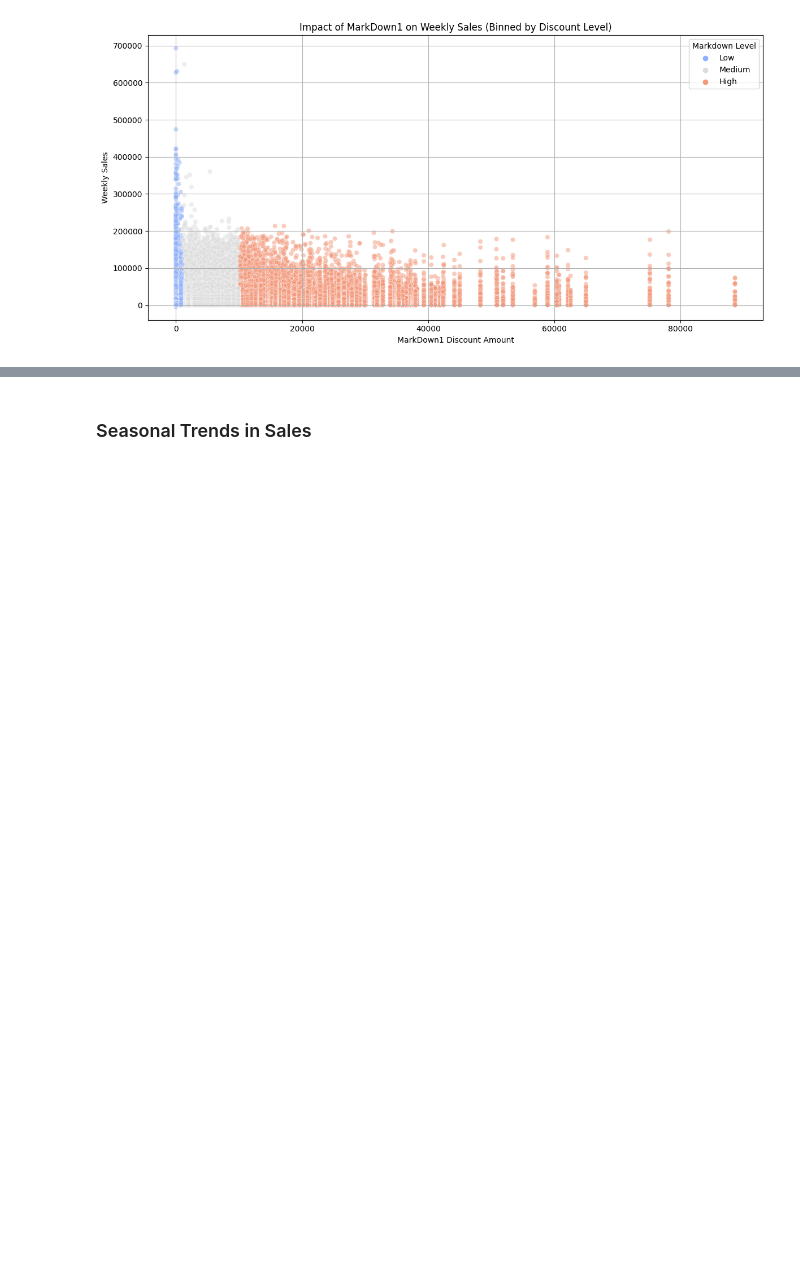
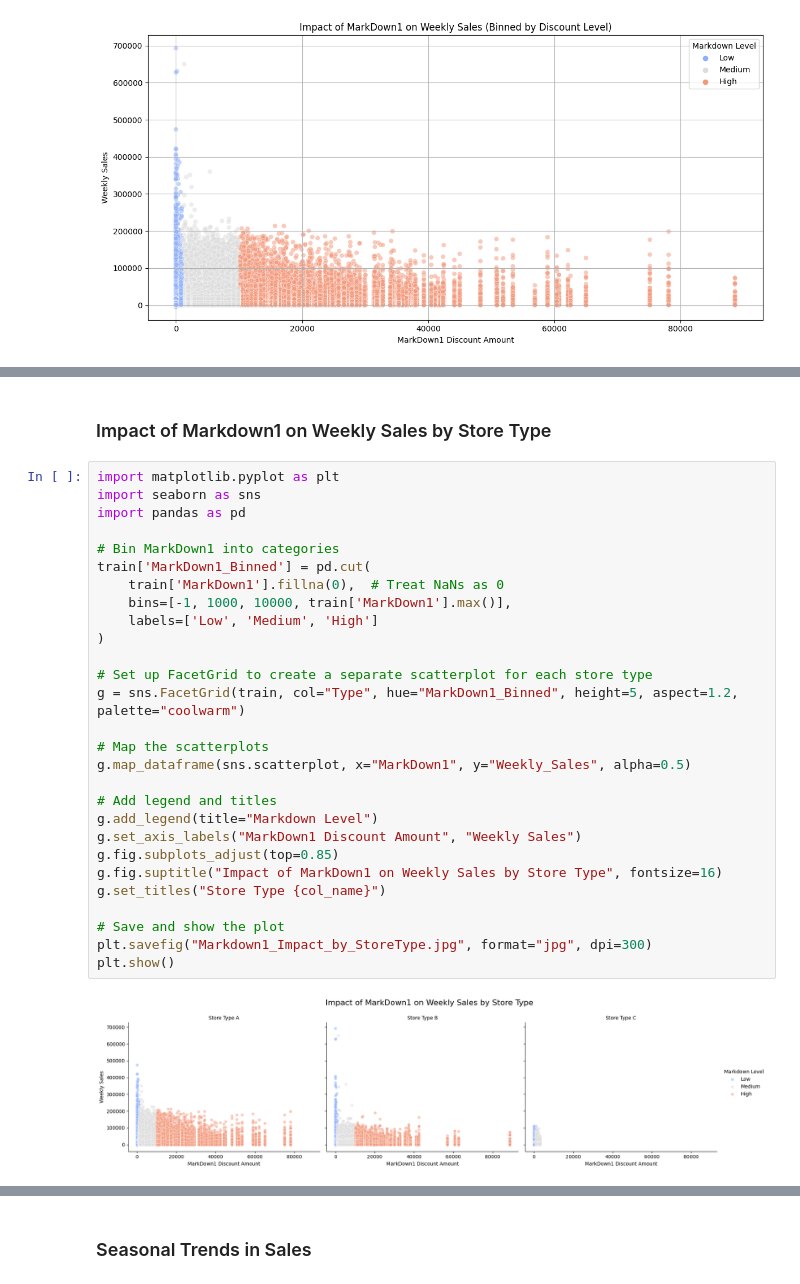
Before and after one commit to johnpospisil/walmart-sales, a Jupyter notebook: forecasting-walmart-sales.ipynb, the cells around one changed output, grey strips where cells are left out. Cells and saved outputs as stored; diff of their text form; blank space fills up the shorter version.

```diff
--- a/forecasting-walmart-sales.ipynb
+++ b/forecasting-walmart-sales.ipynb
@@ -1316,0 +1383,32 @@ plt.show()
+# %% [markdown]
+### Impact of Markdown1 on Weekly Sales by Store Type
+# %%
+import matplotlib.pyplot as plt
+import seaborn as sns
+import pandas as pd
+
+# Bin MarkDown1 into categories
+train['MarkDown1_Binned'] = pd.cut(
+    train['MarkDown1'].fillna(0),  # Treat NaNs as 0
+    bins=[-1, 1000, 10000, train['MarkDown1'].max()],
+    labels=['Low', 'Medium', 'High']
+)
+
+# Set up FacetGrid to create a separate scatterplot for each store type
+g = sns.FacetGrid(train, col="Type", hue="MarkDown1_Binned", height=5, aspect=1.2, palette="coolwarm")
+
+# Map the scatterplots
+g.map_dataframe(sns.scatterplot, x="MarkDown1", y="Weekly_Sales", alpha=0.5)
+
+# Add legend and titles
+g.add_legend(title="Markdown Level")
+g.set_axis_labels("MarkDown1 Discount Amount", "Weekly Sales")
+g.fig.subplots_adjust(top=0.85)
+g.fig.suptitle("Impact of MarkDown1 on Weekly Sales by Store Type", fontsize=16)
+g.set_titles("Store Type {col_name}")
+
+# Save and show the plot
+plt.savefig("Markdown1_Impact_by_StoreType.jpg", format="jpg", dpi=300)
+plt.show()
+# %% [output]
+[figure, added]
```
Also changed, not shown: parts of 28 cells of this notebook.
